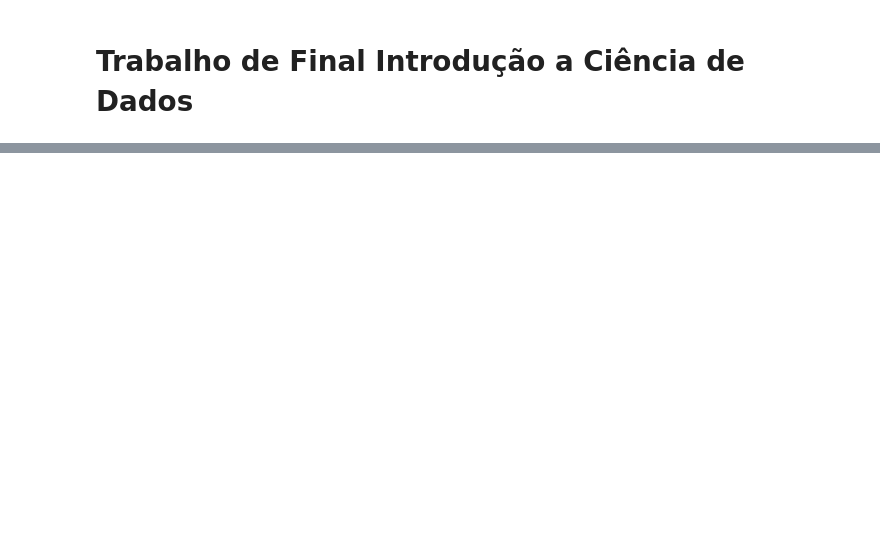
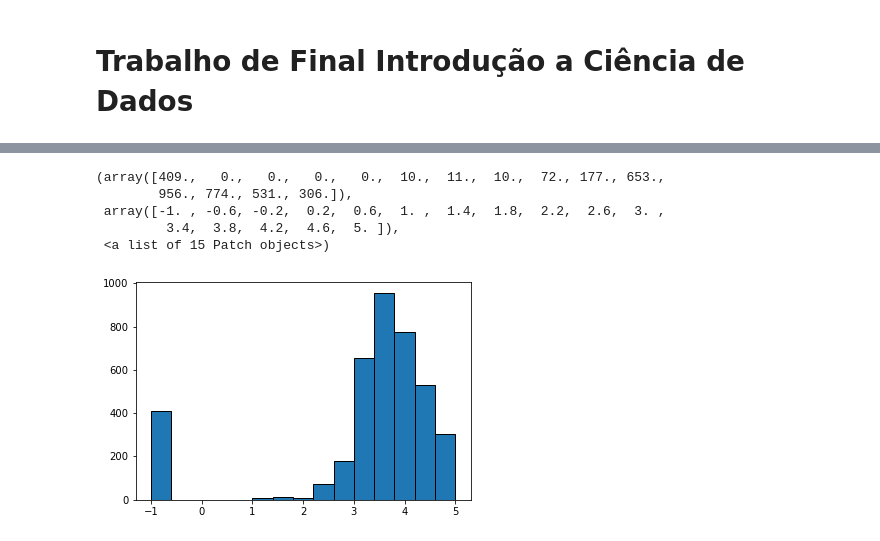
Before and after one commit to nascimentocrp/icd-trabalho-final, a Jupyter notebook: trabalhofinal_icd.ipynb, the cells around one changed output, grey strips where cells are left out. Saved outputs shown, nothing was run; the diff lists cells and outputs as text; code cells hidden in the pictures; blank space fills up the shorter version.

```diff
--- a/trabalhofinal_icd.ipynb
+++ b/trabalhofinal_icd.ipynb
@@ -29,0 +55,9 @@ df.describe()
+# %%
+plt.hist(df['Rating'],bins = 15,edgecolor = 'k')
+# %% [output]
+(array([409.,   0.,   0.,   0.,   0.,  10.,  11.,  10.,  72., 177., 653.,
+        956., 774., 531., 306.]),
+ array([-1. , -0.6, -0.2,  0.2,  0.6,  1. ,  1.4,  1.8,  2.2,  2.6,  3. ,
+         3.4,  3.8,  4.2,  4.6,  5. ]),
+ <a list of 15 Patch objects>)
+[figure, added]
```
Also changed, not shown: parts of 6 cells of this notebook, 7 other files.
